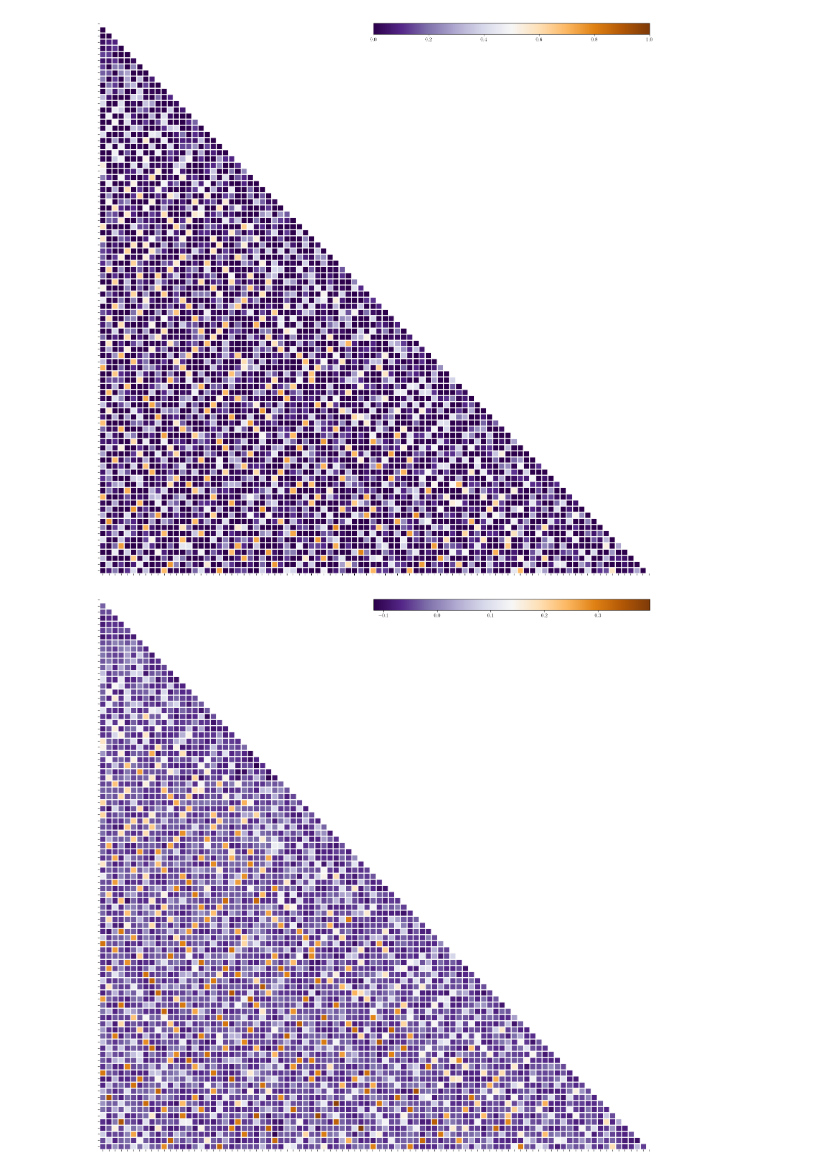
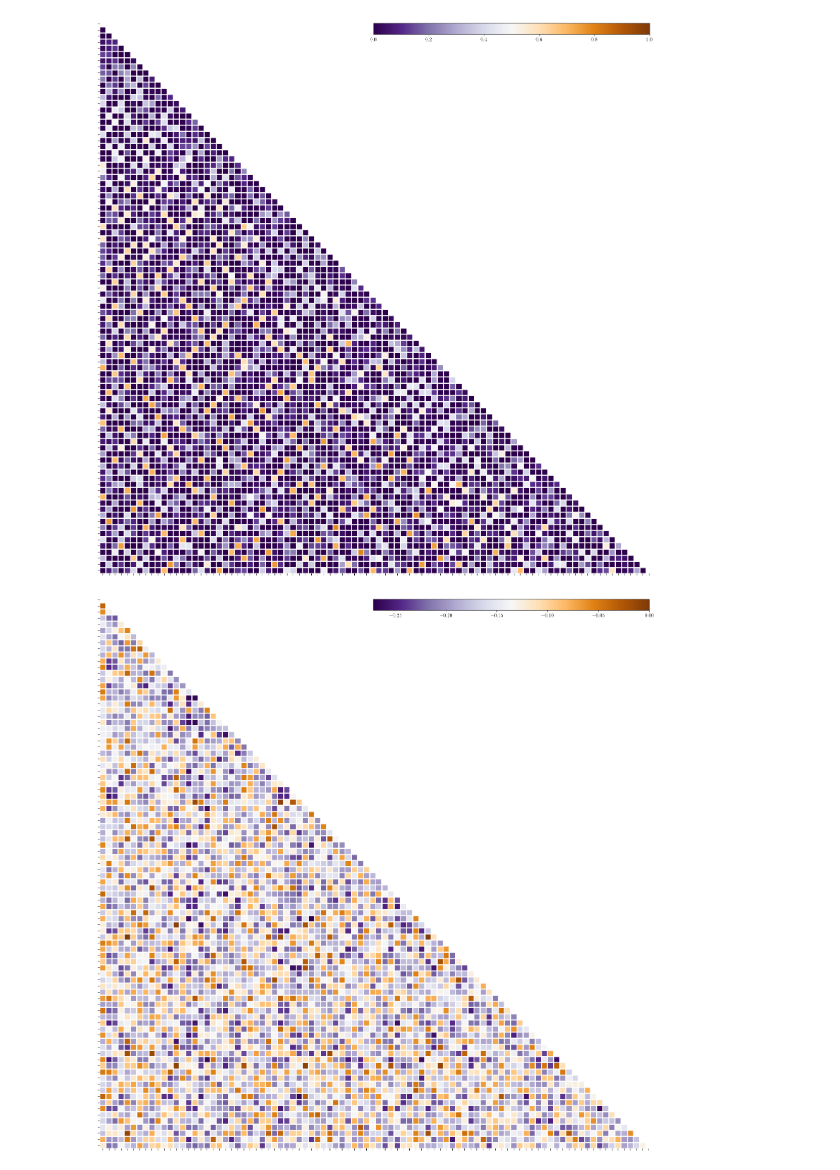
Before and after one commit to nipreps/eddymotion, a Jupyter notebook: docs/notebooks/dmri_covariance.ipynb, the cells around one changed output. Cells and saved outputs as stored; diff of their text form; code cells hidden in the pictures.

```diff
--- a/docs/notebooks/dmri_covariance.ipynb
+++ b/docs/notebooks/dmri_covariance.ipynb
@@ -59,7 +59,7 @@ Plot empirical covariances of all voxels within the brain mask from one HCP subj
 hcpdata = np.load("hcpdata.npz")
 
 b3000_mask = (hcpdata["bvals"] > 2500) & (hcpdata["bvals"] < 3500)
-b3000_vecs = hcpdata["bvecs"][b3000_mask, ...]
+X_real = hcpdata["bvecs"][b3000_mask, ...]
 # %%
 triu_indices = np.triu_indices(b3000_mask.sum())
 
@@ -68,18 +68,15 @@ thetas_emp = compute_pairwise_angles(b3000_vecs, closest_polarity=True)[triu_ind
 # %%
 # Standardize data, calculate covariance & extract upper triangle
-b3000_data = hcpdata["b3000_data"]
-b3000_data -= b3000_data.mean(0)
-b3000_data /= b3000_data.std(0)
+y_real = hcpdata["b3000_data"]
+y_real -= y_real.mean(1)[:, None]
+y_real /= y_real.std(1)[:, None]
 
 # Calculate the covariance matrix.
-b3000_cov = np.cov(b3000_data)
+y_cov = np.cov(y_real)
 # Introduce adjustment factors to make it more similar to Andersson2015's fig. 3.
 
 # λ = 2, and scaling factor of 2 in the "arbitrary scaling"
-b3000_cov = b3000_cov * 2.0 * 2.0
+y_cov_norm = y_cov * PARAMETER_lambda - 0.9
 # σ² = 2
-b3000_cov -= np.eye(b3000_cov.shape[0]) * 2.0
-
-# Pick upper triangle.
-b3000_cov = b3000_cov[triu_indices]
+y_cov_norm -= np.eye(y_cov_norm.shape[0]) * 0.09
 # %%
@@ -184,15 +172,17 @@ plot_corrmat(y_cov.copy(), col_labels=[], figsize=(20, 20), vmin=y_cov.min(), vm
 # %%
-K = SphericalKriging(beta_a=1.23, beta_l=100)(X)
+from eddymotion.model._sklearn import EddyMotionGPR, SphericalKriging
+
+K = SphericalKriging(beta_a=1.23, beta_l=100)(X_real)
 K -= K.min()
 K /= K.max()
 plot_corrmat(K.copy(), col_labels=[], figsize=(20, 20), vmin=K.min(), vmax=1);
 # %% [output]
 [figure]
 # %%
-diff = K - y_cov
+diff = K - (y_cov_norm - y_cov_norm.min())
 plot_corrmat(diff.copy(), col_labels=[], figsize=(20, 20), vmin=diff.min(), vmax=diff.max());
 # %% [output]
-[figure, old version]
+[figure, new version]
 # %%
 gpm = EddyMotionGPR(
     kernel=SphericalKriging(beta_a=1.23, beta_l=100),
```
Also changed, not shown: parts of 9 cells of this notebook, 1 other file.
